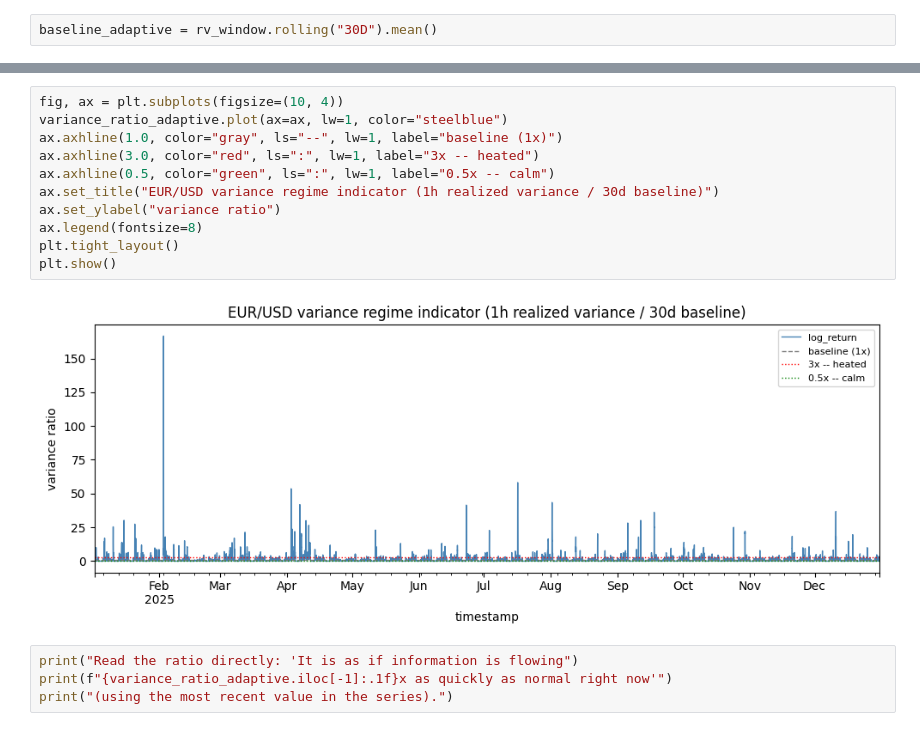
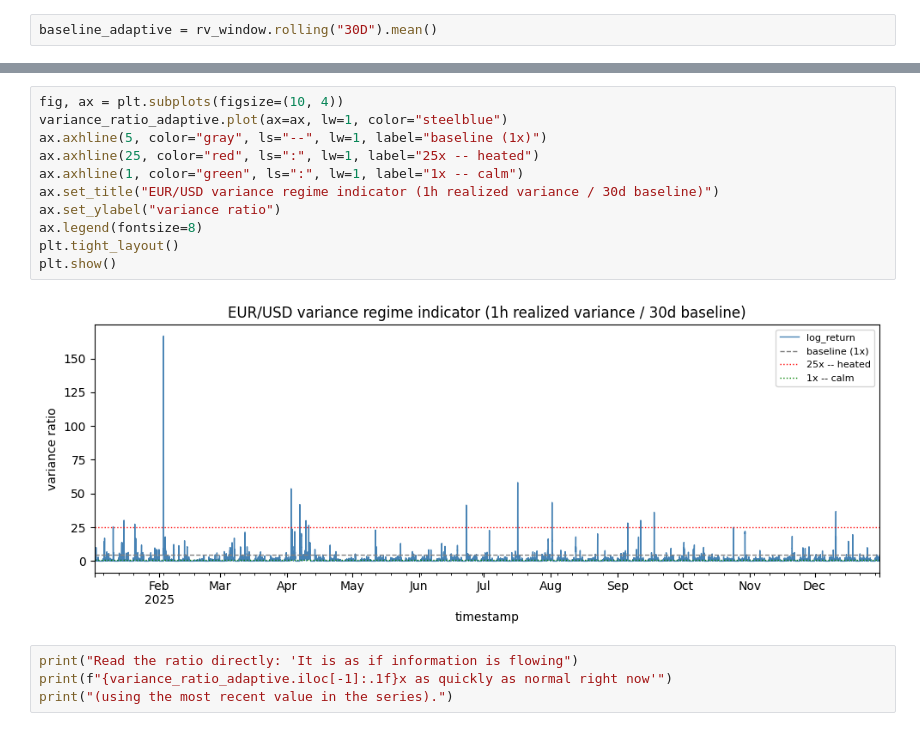
Before and after one commit to anjalivijyan/STOCHASTIC-VOLATILITY-MODELLING-, a Jupyter notebook: lit_rew_&_stylised_facts/regime_indicator.ipynb, the cells around one changed output, grey strips where cells are left out. Drawn from its saved outputs; the diff is of its cells as text.

```diff
--- a/lit_rew_&_stylised_facts/regime_indicator.ipynb
+++ b/lit_rew_&_stylised_facts/regime_indicator.ipynb
@@ -70,16 +70,16 @@ Name: proportion, dtype: float64
 # %%
 fig, ax = plt.subplots(figsize=(10, 4))
 variance_ratio_adaptive.plot(ax=ax, lw=1, color="steelblue")
-ax.axhline(1.0, color="gray", ls="--", lw=1, label="baseline (1x)")
-ax.axhline(3.0, color="red", ls=":", lw=1, label="3x -- heated")
-ax.axhline(0.5, color="green", ls=":", lw=1, label="0.5x -- calm")
+ax.axhline(5, color="gray", ls="--", lw=1, label="baseline (1x)")
+ax.axhline(25, color="red", ls=":", lw=1, label="25x -- heated")
+ax.axhline(1, color="green", ls=":", lw=1, label="1x -- calm")
 ax.set_title("EUR/USD variance regime indicator (1h realized variance / 30d baseline)")
 ax.set_ylabel("variance ratio")
 ax.legend(fontsize=8)
 plt.tight_layout()
 plt.show()
 # %% [output]
-[figure, old version]
+[figure, new version]
 # %%
 print("Read the ratio directly: 'It is as if information is flowing")
 print(f"{variance_ratio_adaptive.iloc[-1]:.1f}x as quickly as normal right now'")
```
Also changed, not shown: parts of 6 cells of this notebook, 2 other files.
